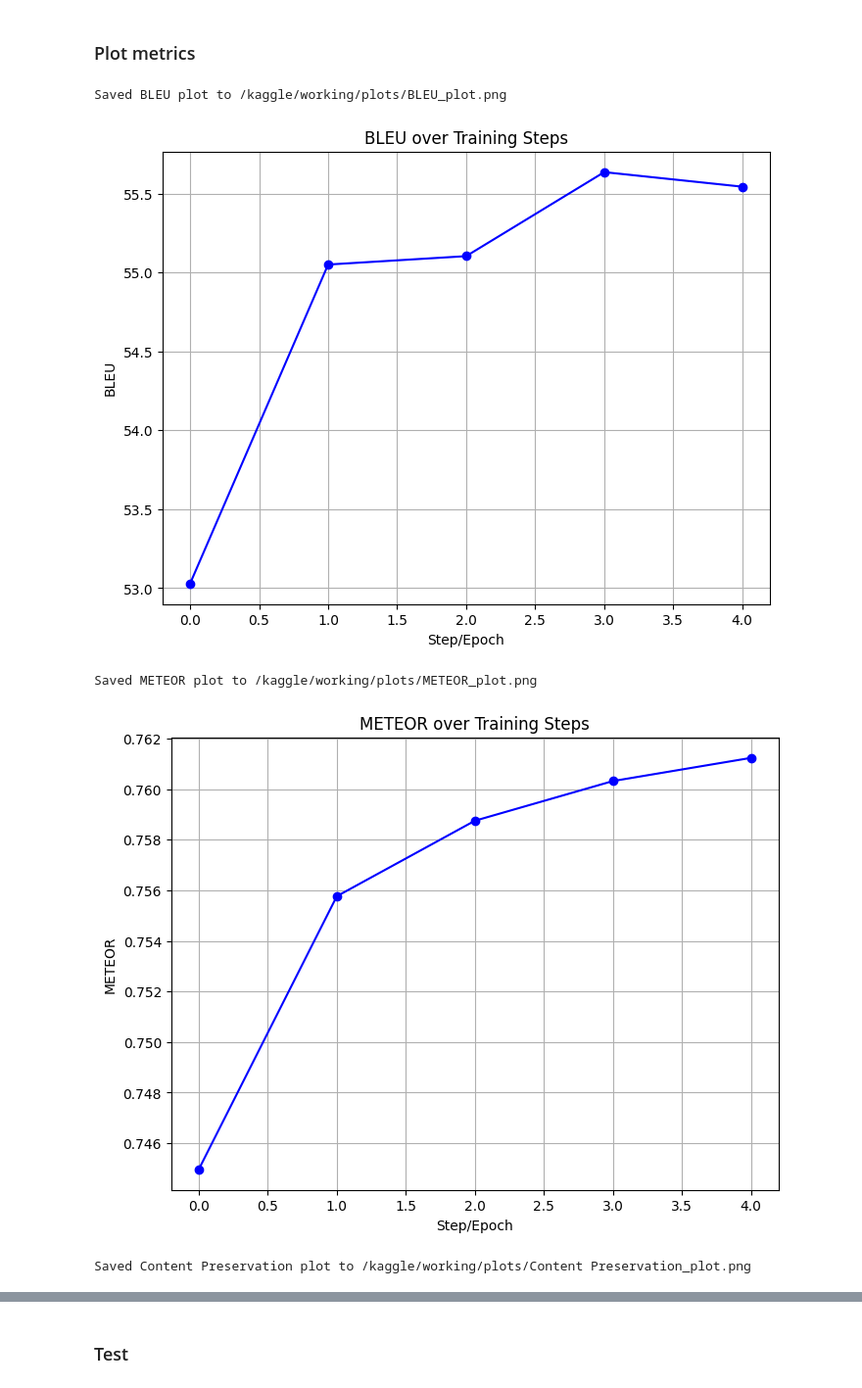
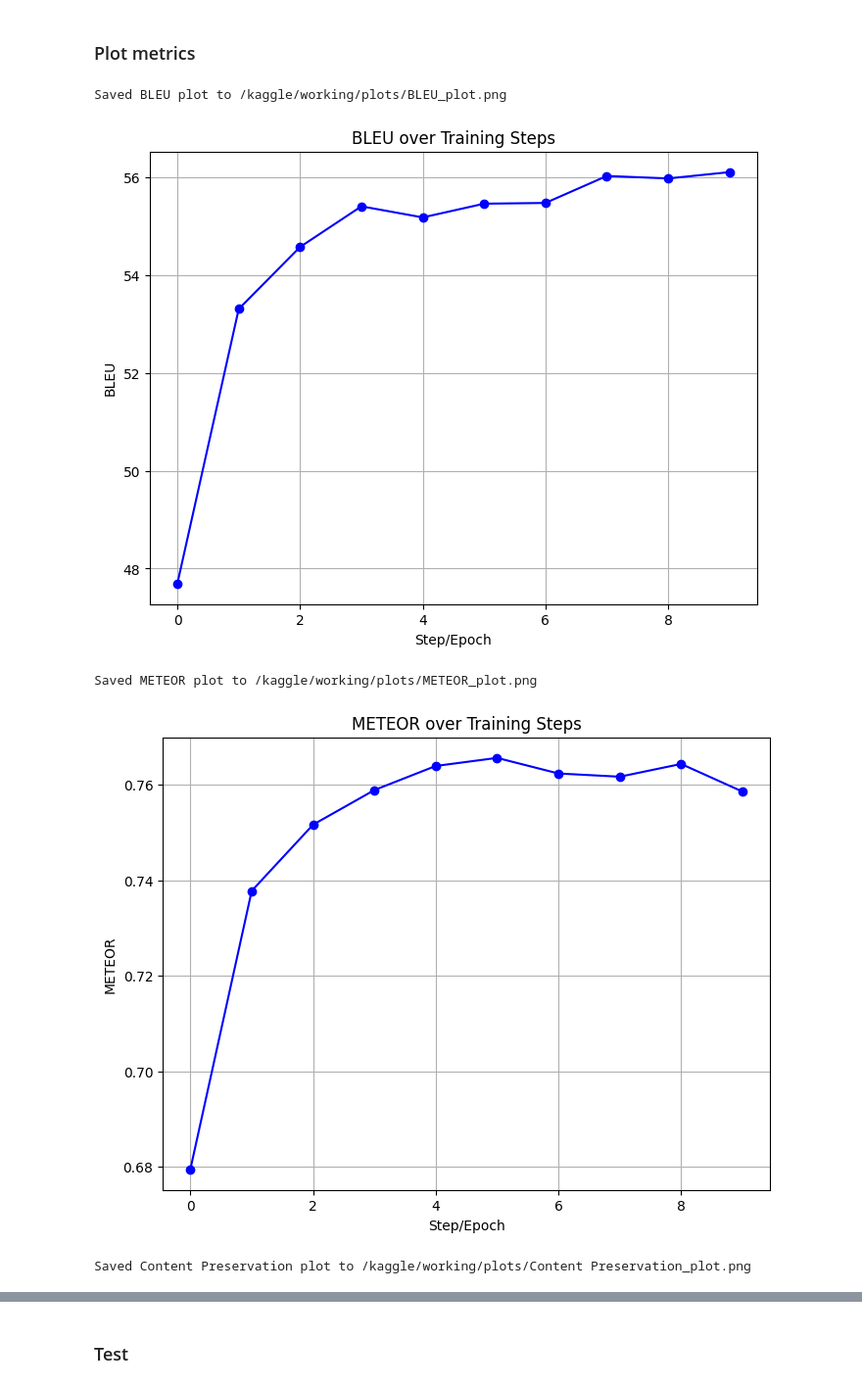
Before and after one commit to Rz02/Text-Style-Transfer, a Jupyter notebook: training/seq2seq.ipynb, the cells around one changed output, grey strips where cells are left out. Shown: that part at 98% size. Saved outputs shown, nothing was run; the diff lists cells and outputs as text; code cells hidden in the pictures.

```diff
--- a/training/seq2seq.ipynb
+++ b/training/seq2seq.ipynb
@@ -257,6 +222,30 @@ def compute_toxicity(texts):
             toxicity_scores.append(toxicity_score)
     return np.mean(toxicity_scores) if toxicity_scores else 0.0
 
+def compute_fluency(sentences, fluency_pipeline=None):
+    """
+    Computes fluency as the percentage of sentences classified as fluent by a RoBERTa-based classifier.
+
+    Args:
+        sentences (list[str]): List of generated sentences.
+        fluency_pipeline: A transformers pipeline for text classification. If None, uses
+            the "textattack/roberta-base-CoLA" model.
+
+    Returns:
+        float: Fluency percentage (between 0 and 1).
+    """
+    if fluency_pipeline is None:
+        fluency_pipeline = pipeline("text-classification", model="textattack/roberta-base-CoLA")
+
+    results = fluency_pipeline(sentences)
+
+    fluent_count = 0
+    for result in results:
+        label = result.get("label", "")
+        if label in ["LABEL_1", "Acceptable"]:
+            fluent_count += 1
+    return fluent_count / len(sentences) if sentences else 0.0
+
 def compute_all_metrics(predictions, references, original_texts=None):
     metrics = {}
     metrics["bleu"] = compute_bleu(predictions, references)
@@ -265,6 +254,7 @@ def compute_all_metrics(predictions, references, original_texts=None):
         metrics["content_preservation"] = compute_content_preservation(original_texts, predictions)
     else:
         metrics["content_preservation"] = None
+    metrics["fluency"] = compute_fluency(predictions)
     metrics["toxicity"] = compute_toxicity(predictions)
     return metrics
 # %% [output]
@@ -342,19 +331,20 @@ optimizer = AdamW(model.parameters(), lr=3e-5)
 # %%
 from transformers import get_linear_schedule_with_warmup
 
-num_epochs = 5
+num_epochs = 30
 train_losses = []
 eval_losses = []
 bleu_scores = []
 meteor_scores = []
 content_preservation_scores = []
 val_toxicity_scores = []
+fluency_scores = []
 total_steps = len(train_loader) * num_epochs
-scheduler = get_linear_schedule_with_warmup(optimizer, num_warmup_steps=int(0.2 * total_steps), num_training_steps=total_steps)
+scheduler = get_linear_schedule_with_warmup(optimizer, num_warmup_steps=int(0.15 * total_steps), num_training_steps=total_steps)
 
 best_eval_loss = float('inf')
 # Stop if eval loss increases for 1 epoch
-patience = 2
+patience = 4
 patience_counter = 0
 best_model_path = "/kaggle/working/t5_detox_model_best"
 
@@ -412,6 +402,7 @@ for epoch in range(num_epochs):
     meteor_scores.append(metrics["meteor"])
     content_preservation_scores.append(metrics["content_preservation"])
     val_toxicity_scores.append(metrics["toxicity"])
+    fluency_scores.append(metrics["fluency"])
     log_metrics(logger, epoch + 1, {"train_loss": avg_train_loss,
                                     "eval_loss": avg_eval_loss, **metrics})
 
@@ -453,11 +465,12 @@ Saved loss plot to /kaggle/working/plots/loss_plot.png
 # %%
 plot_metric(bleu_scores, "BLEU", save_dir="/kaggle/working/plots")
 plot_metric(meteor_scores, "METEOR", save_dir="/kaggle/working/plots")
 plot_metric(content_preservation_scores, "Content Preservation", save_dir="/kaggle/working/plots")
 plot_metric(val_toxicity_scores, "Validation Toxicity", save_dir="/kaggle/working/plots")
+plot_metric(fluency_scores, "Validation Fluency", save_dir="/kaggle/working/plots")
 # %% [output]
 Saved BLEU plot to /kaggle/working/plots/BLEU_plot.png
-[figure, old version]
+[figure, new version]
 Saved METEOR plot to /kaggle/working/plots/METEOR_plot.png
-[figure, old version]
+[figure, new version]
 Saved Content Preservation plot to /kaggle/working/plots/Content Preservation_plot.png
```
Also changed, not shown: parts of 12 cells of this notebook, 7 other files.
